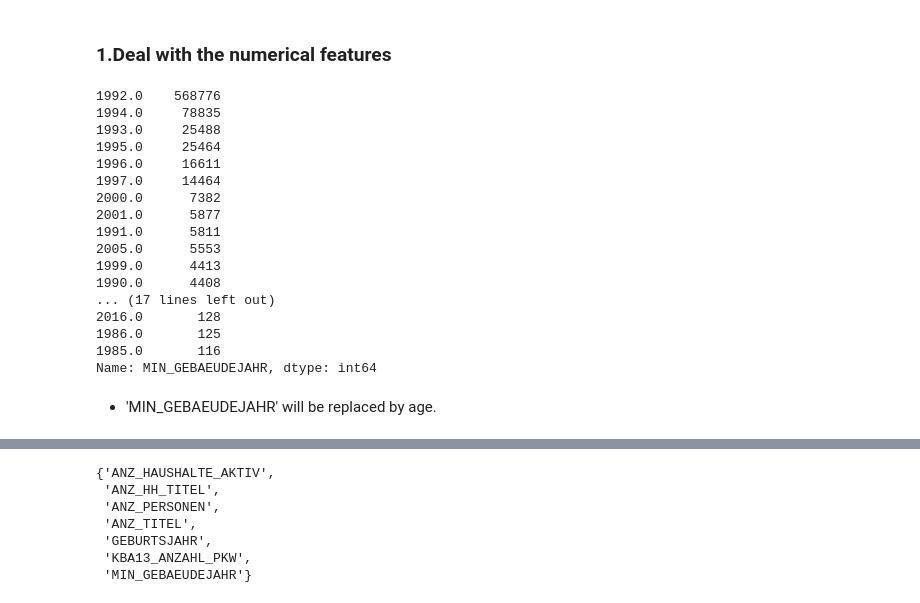
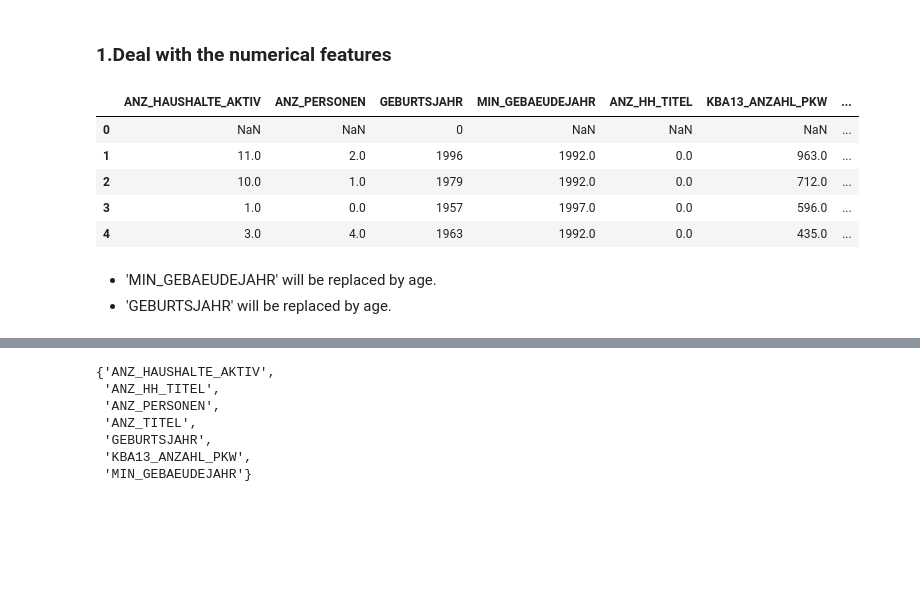
Before and after one commit to xueweiyema/ArvatoProject, a Jupyter notebook: Arvato Project Workbook.ipynb, the cells around one changed output, grey strips where cells are left out. Drawn from its saved outputs; the diff is of its cells as text; code cells hidden in the pictures; blank space fills up the shorter version.

```diff
--- a/Arvato Project Workbook.ipynb
+++ b/Arvato Project Workbook.ipynb
@@ -194,6 +202,11 @@ print(set(azdias['LNR'])&set(customers['LNR']))
 set()
 # %%
 def unknown2missing(df):
+    ''' Input: dataframe
+        Output: dataframe without the unknown value
+        Process:
+                replace the unknown value with the nan
+    '''
     df_temp=df.copy()
     for l in missing_attribute_value_list:
         if l[0] in df.columns:
@@ -255,24 +274,14 @@ drop_features=set()
 # %%
-# in numerical_attribute_value_list:
+# in numerical_attribute:
 # {'MIN_GEBAEUDEJAHR', 'ANZ_HAUSHALTE_AKTIV', 'ANZ_TITEL', 'ANZ_PERSONEN', 'GEBURTSJAHR', 'ANZ_HH_TITEL', 'KBA13_ANZAHL_PKW'}
-my_azdias['MIN_GEBAEUDEJAHR'].value_counts()
+my_azdias[list(numerical_attribute)].head()
 # %% [output]
-1992.0    568776
-1994.0     78835
-1993.0     25488
-1995.0     25464
-1996.0     16611
-1997.0     14464
-2000.0      7382
-2001.0      5877
-1991.0      5811
-2005.0      5553
-1999.0      4413
-1990.0      4408
-... (17 lines left out)
-2016.0       128
-1986.0       125
-1985.0       116
-Name: MIN_GEBAEUDEJAHR, dtype: int64
+|  | ANZ_HAUSHALTE_AKTIV | ANZ_PERSONEN | GEBURTSJAHR | MIN_GEBAEUDEJAHR | ANZ_HH_TITEL | KBA13_ANZAHL_PKW | ... |
+| 0 | NaN | NaN | 0 | NaN | NaN | NaN | ... |
+| 1 | 11.0 | 2.0 | 1996 | 1992.0 | 0.0 | 963.0 | ... |
+| 2 | 10.0 | 1.0 | 1979 | 1992.0 | 0.0 | 712.0 | ... |
+| 3 | 1.0 | 0.0 | 1957 | 1997.0 | 0.0 | 596.0 | ... |
+| 4 | 3.0 | 4.0 | 1963 | 1992.0 | 0.0 | 435.0 | ... |
 # %% [markdown]
 - 'MIN_GEBAEUDEJAHR' will be replaced by age.
+- 'GEBURTSJAHR' will be replaced by age.
```
Also changed, not shown: parts of 39 cells of this notebook.
